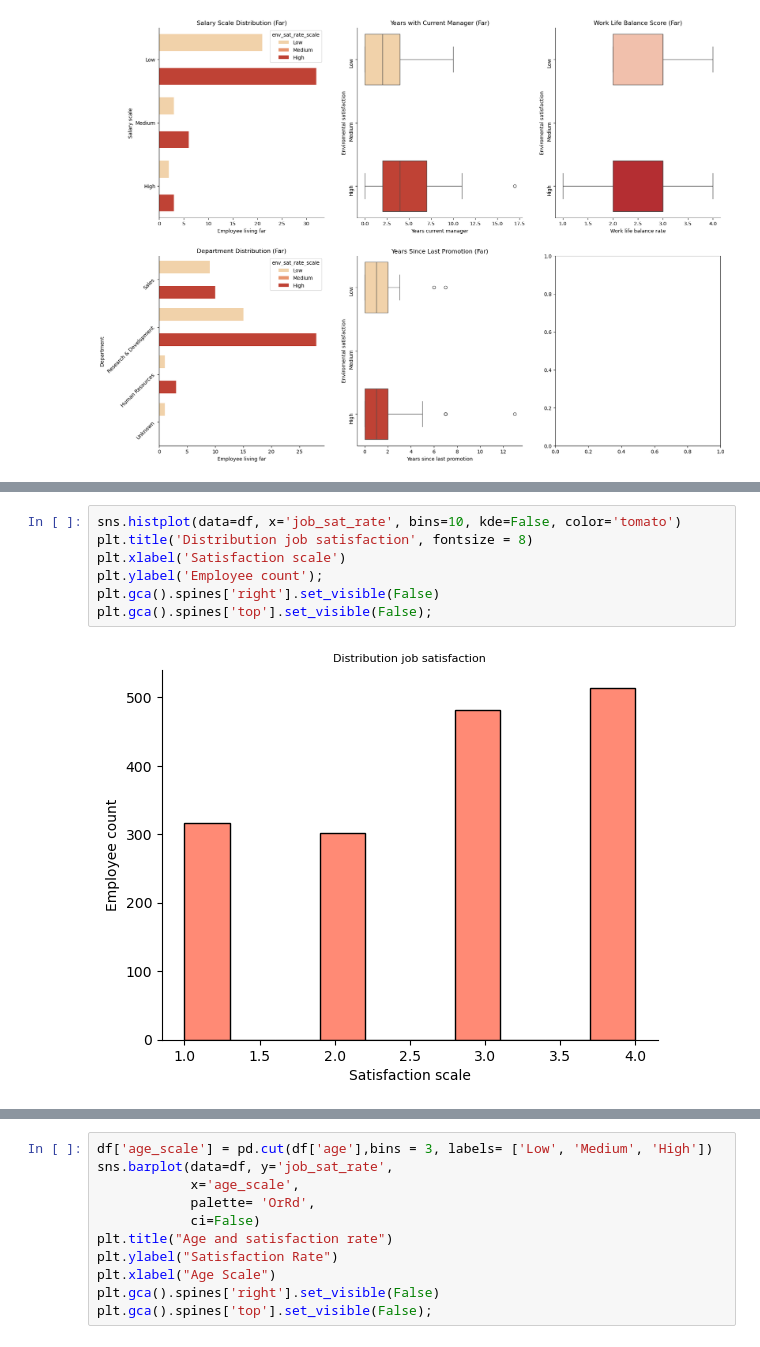
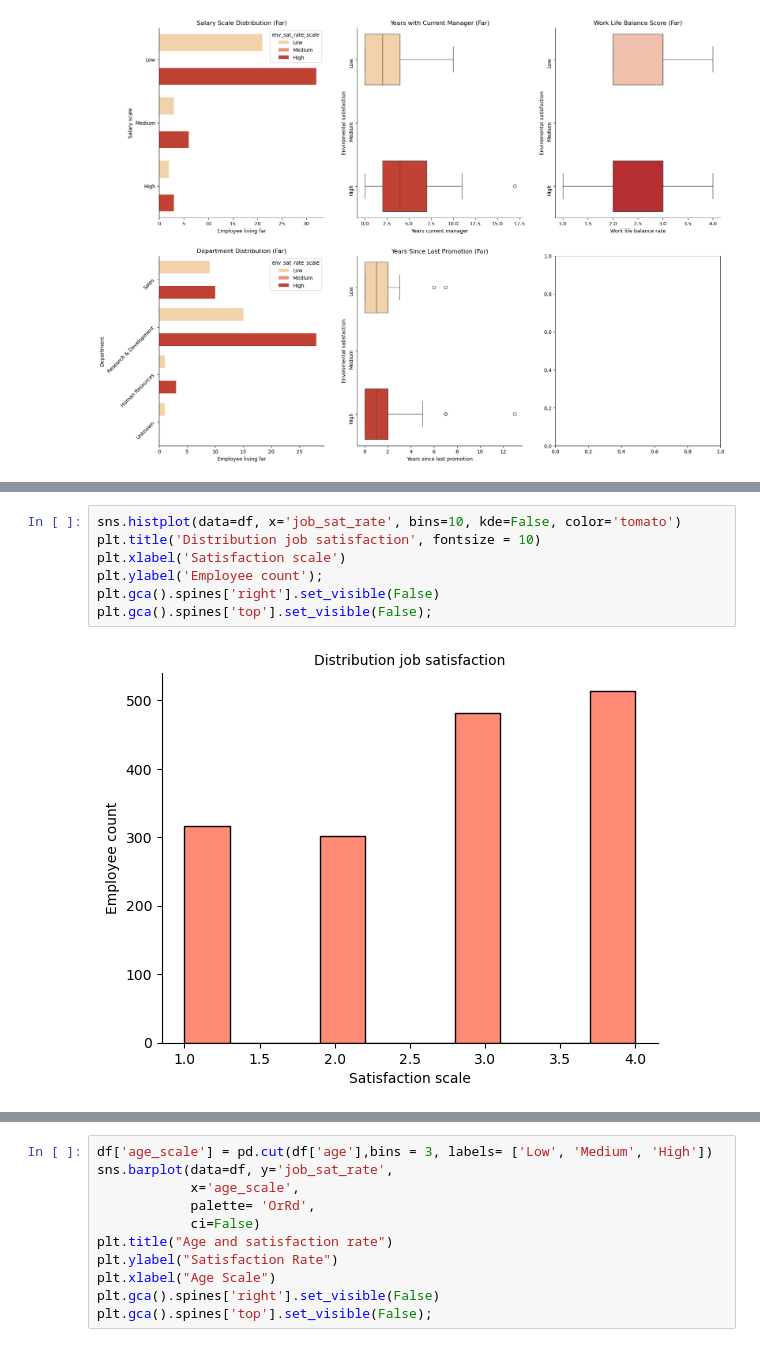
Before and after one commit to CibiPB/project-da-promo-49-INTERNO, a Jupyter notebook: Notebooks/3. Data Analysis.ipynb, the cells around one changed output, grey strips where cells are left out. Drawn from its saved outputs; the diff is of its cells as text.

```diff
--- a/Notebooks/3. Data Analysis.ipynb
+++ b/Notebooks/3. Data Analysis.ipynb
@@ -383,9 +398,9 @@ plt.show();
 # %%
 sns.histplot(data=df, x='job_sat_rate', bins=10, kde=False, color='tomato')
-plt.title('Distribution job satisfaction', fontsize = 8)
+plt.title('Distribution job satisfaction', fontsize = 10)
 plt.xlabel('Satisfaction scale')
 plt.ylabel('Employee count');
 plt.gca().spines['right'].set_visible(False)
 plt.gca().spines['top'].set_visible(False);
 # %% [output]
-[figure, old version]
+[figure, new version]
```
Also changed, not shown: parts of 25 cells of this notebook, 1 other file.
